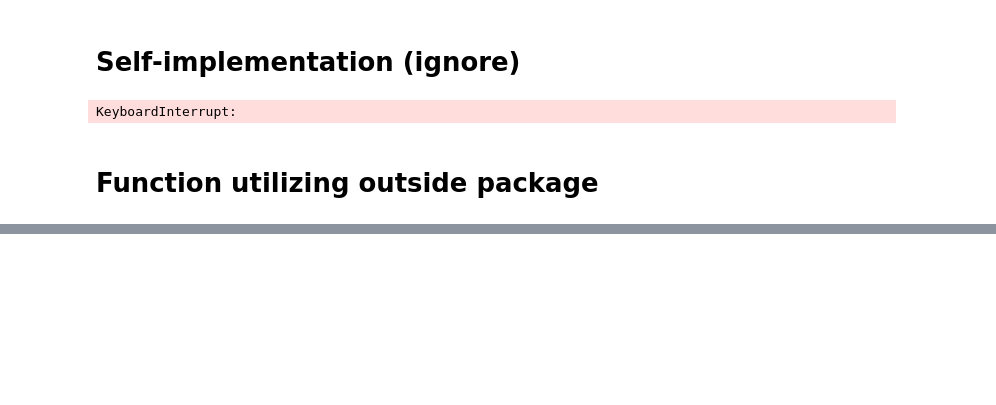
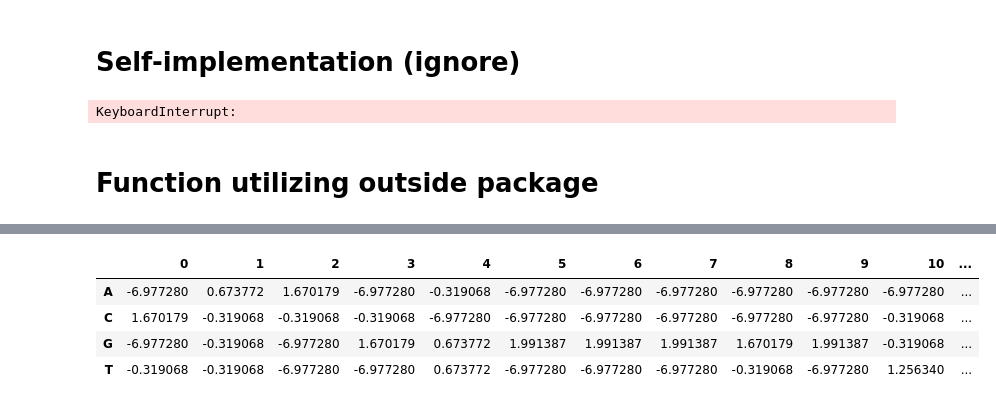
Before and after one commit to kairitanaka/gibby, a Jupyter notebook: extract_peak_seq.ipynb, the cells around one changed output, grey strips where cells are left out. Cells and saved outputs as stored; diff of their text form; code cells hidden in the pictures; blank space fills up the shorter version.

```diff
--- a/extract_peak_seq.ipynb
+++ b/extract_peak_seq.ipynb
@@ -258,0 +311,11 @@ consensus_seq(foo3, 20)
+# %%
+import pandas as pd
+df = pd.DataFrame(pwm, index=["A", "C", "G", "T"])
+df2 = df.T
+df
+# %% [output]
+|  | 0 | 1 | 2 | 3 | 4 | 5 | 6 | 7 | 8 | 9 | 10 | ... |
+| A | -6.977280 | 0.673772 | 1.670179 | -6.977280 | -0.319068 | -6.977280 | -6.977280 | -6.977280 | -6.977280 | -6.977280 | -6.977280 | ... |
+| C | 1.670179 | -0.319068 | -0.319068 | -0.319068 | -6.977280 | -6.977280 | -6.977280 | -6.977280 | -6.977280 | -6.977280 | -0.319068 | ... |
+| G | -6.977280 | -0.319068 | -6.977280 | 1.670179 | 0.673772 | 1.991387 | 1.991387 | 1.991387 | 1.670179 | 1.991387 | -0.319068 | ... |
+| T | -0.319068 | -0.319068 | -6.977280 | -6.977280 | 0.673772 | -6.977280 | -6.977280 | -6.977280 | -0.319068 | -6.977280 | 1.256340 | ... |
```
Also changed, not shown: parts of 23 cells of this notebook.
